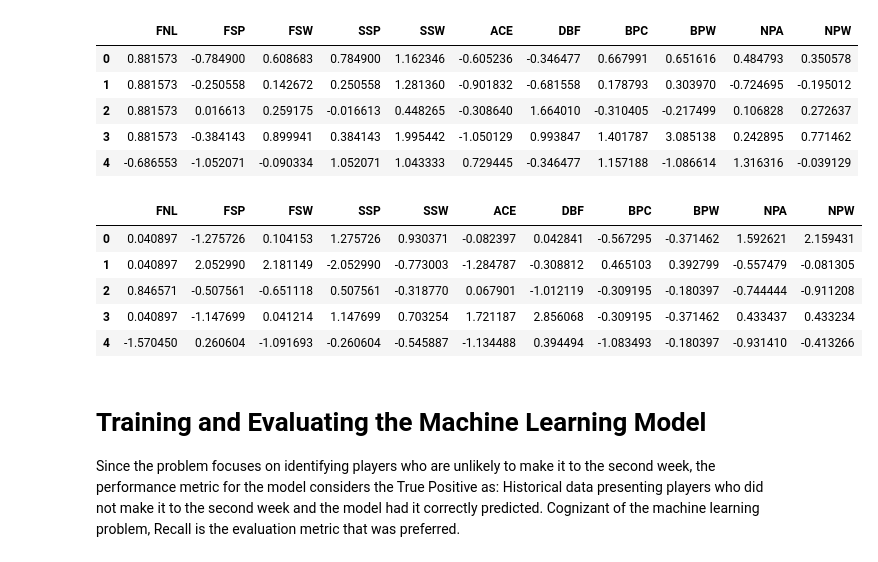
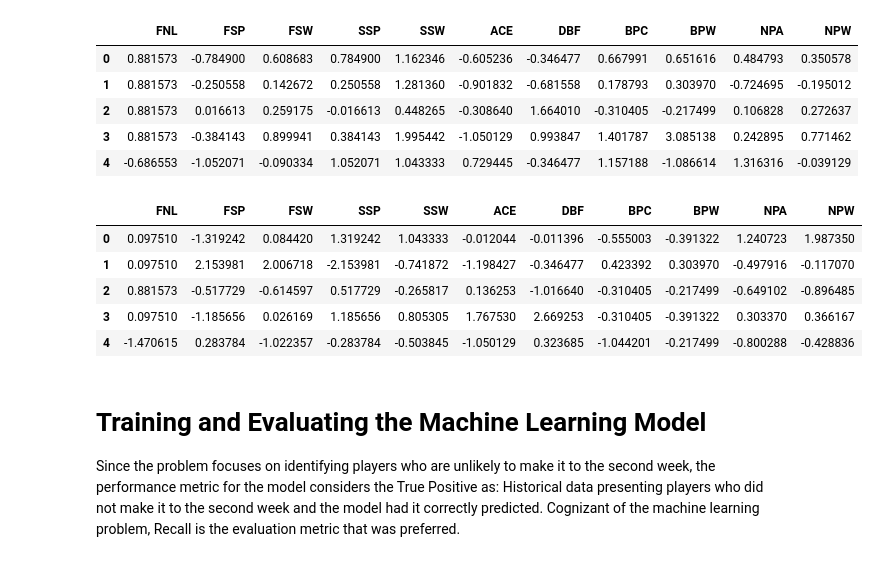
Before and after one commit to Dcroix/Predicting-Men-Tennis-Player-Performance, a Jupyter notebook: MLTennis.ipynb, the cells around one changed output. Drawn from its saved outputs; the diff is of its cells as text; code cells hidden in the pictures.

```diff
--- a/MLTennis.ipynb
+++ b/MLTennis.ipynb
@@ -136,24 +136,21 @@ x_train.head(5)
 # %%
 # Standardize all the continuous variables for the test set.
 from sklearn.preprocessing import StandardScaler
 
 # Assigning feature labels to variable continuous_vars.
 continuous_vars = ['FNL', 'FSP', 'FSW', 'SSP', 'SSW', 'ACE', 'DBF', 'BPC', 'BPW', 'NPA',
        'NPW']
 
-# Initialize StandardScaler.
-scaler = StandardScaler()
-
 # Fit scaler to the continuous variables and transform them.
-x_test[continuous_vars] = scaler.fit_transform(x_test[continuous_vars])
+x_test[continuous_vars] = scaler.transform(x_test[continuous_vars])
 x_test.head(5)
 # %% [output]
 |  | FNL | FSP | FSW | SSP | SSW | ACE | DBF | BPC | BPW | NPA | NPW |
-| 0 | 0.040897 | -1.275726 | 0.104153 | 1.275726 | 0.930371 | -0.082397 | 0.042841 | -0.567295 | -0.371462 | 1.592621 | 2.159431 |
-| 1 | 0.040897 | 2.052990 | 2.181149 | -2.052990 | -0.773003 | -1.284787 | -0.308812 | 0.465103 | 0.392799 | -0.557479 | -0.081305 |
-| 2 | 0.846571 | -0.507561 | -0.651118 | 0.507561 | -0.318770 | 0.067901 | -1.012119 | -0.309195 | -0.180397 | -0.744444 | -0.911208 |
-| 3 | 0.040897 | -1.147699 | 0.041214 | 1.147699 | 0.703254 | 1.721187 | 2.856068 | -0.309195 | -0.371462 | 0.433437 | 0.433234 |
-| 4 | -1.570450 | 0.260604 | -1.091693 | -0.260604 | -0.545887 | -1.134488 | 0.394494 | -1.083493 | -0.180397 | -0.931410 | -0.413266 |
+| 0 | 0.097510 | -1.319242 | 0.084420 | 1.319242 | 1.043333 | -0.012044 | -0.011396 | -0.555003 | -0.391322 | 1.240723 | 1.987350 |
+| 1 | 0.097510 | 2.153981 | 2.006718 | -2.153981 | -0.741872 | -1.198427 | -0.346477 | 0.423392 | 0.303970 | -0.497916 | -0.117070 |
+| 2 | 0.881573 | -0.517729 | -0.614597 | 0.517729 | -0.265817 | 0.136253 | -1.016640 | -0.310405 | -0.217499 | -0.649102 | -0.896485 |
+| 3 | 0.097510 | -1.185656 | 0.026169 | 1.185656 | 0.805305 | 1.767530 | 2.669253 | -0.310405 | -0.391322 | 0.303370 | 0.366167 |
+| 4 | -1.470615 | 0.283784 | -1.022357 | -0.283784 | -0.503845 | -1.050129 | 0.323685 | -1.044201 | -0.217499 | -0.800288 | -0.428836 |
 # %% [markdown]
 # Training and Evaluating the Machine Learning Model
 Since the problem focuses on identifying players who are unlikely to make it to the second week, the performance metric for the model considers the True Positive as: Historical data presenting players who did not make it to the second week and the model had it correctly predicted. Cognizant of the machine learning problem, Recall is the evaluation metric that was preferred.
```
Also changed, not shown: parts of 10 cells of this notebook.
